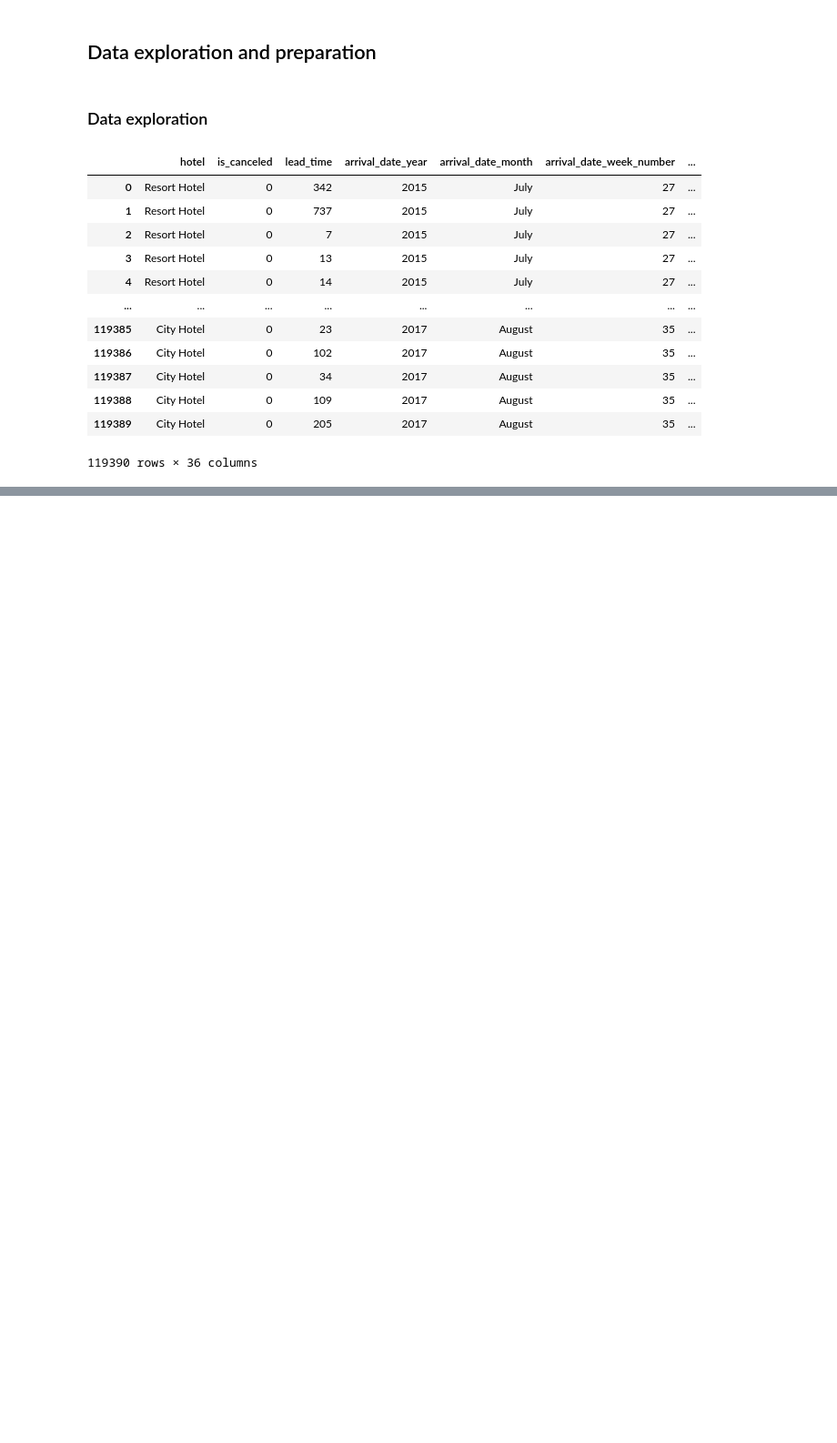
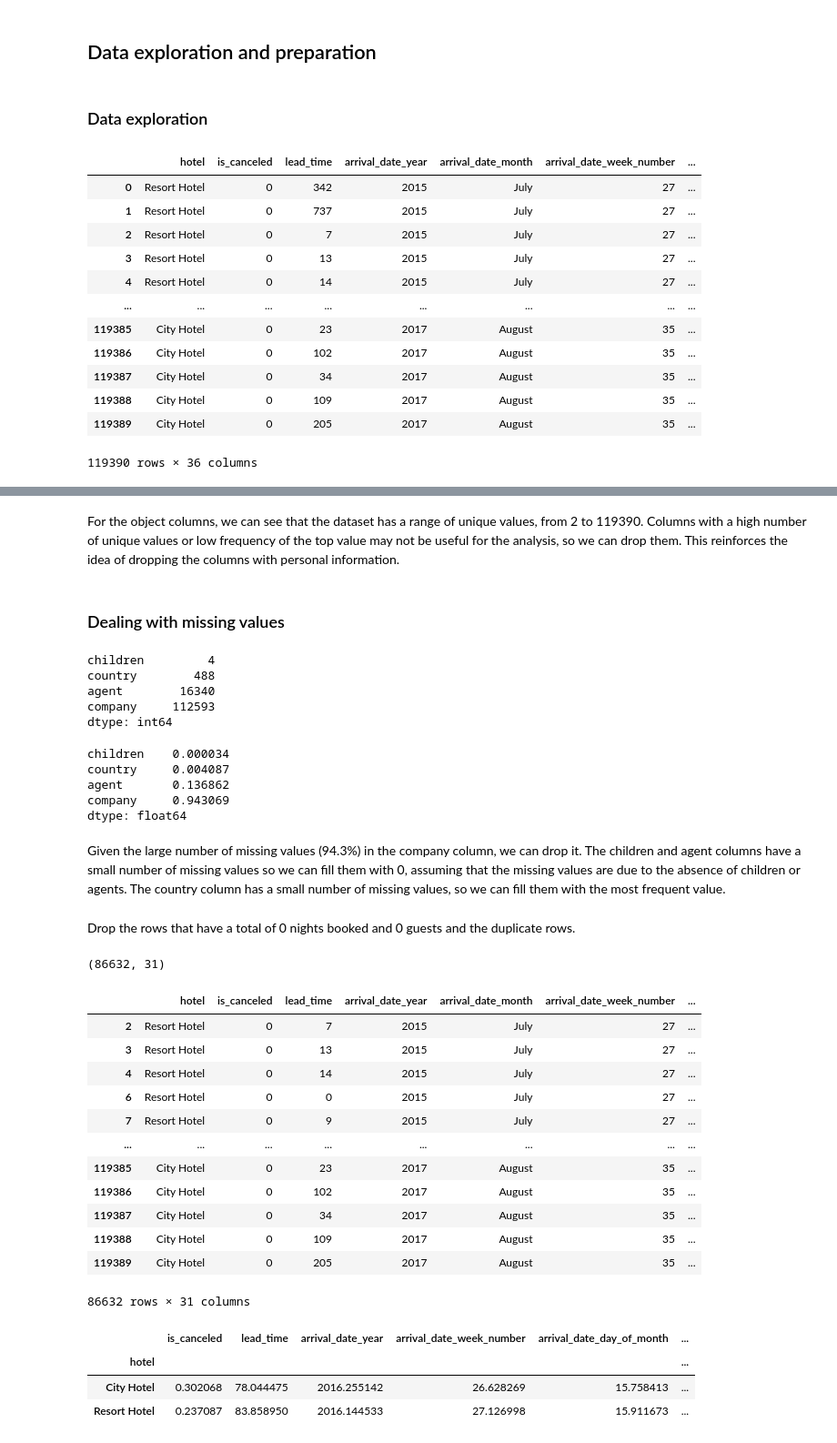
Before and after one commit to beatrizmsa/booking-cancellation-predictor, a Jupyter notebook: notebook.ipynb, the cells around one changed output, grey strips where cells are left out. Shown at 91% size. Cells and saved outputs as stored; diff of their text form; code cells hidden in the pictures; blank space fills up the shorter version.

Commit message:
Initial data exploration and preparation

```diff
--- a/notebook.ipynb
+++ b/notebook.ipynb
@@ -27,0 +78,64 @@ data
+# %% [markdown]
+For the object columns, we can see that the dataset has a range of unique values, from 2 to 119390. Columns with a high number of unique values or low frequency of the top value may not be useful for the analysis, so we can drop them. This reinforces the idea of dropping the columns with personal information.
+# %%
+data.drop(columns=['name','email','phone-number','credit_card'], axis = 1, inplace=True)
+# %% [markdown]
+### Dealing with missing values
+# %%
+data.isnull().sum()[data.isnull().sum() > 0]
+# %% [output]
+children         4
+country        488
+agent        16340
+company     112593
+dtype: int64
+# %%
+data.isnull().sum()[data.isnull().sum() > 0]/len(data)
+# %% [output]
+children    0.000034
+country     0.004087
+agent       0.136862
+company     0.943069
+dtype: float64
+# %% [markdown]
+Given the large number of missing values (94.3%) in the company column, we can drop it.
+The children and agent columns have a small number of missing values so we can fill them with 0, assuming that the missing values are due to the absence of children or agents.
+The country column has a small number of missing values, so we can fill them with the most frequent value.
+# %%
+data.drop(columns=['company'], axis = 1, inplace=True)
+data[['children','agent']] = data[['children','agent']].fillna(0)
+data['country'] = data['country'].fillna(data['country'].mode())
+# %% [markdown]
+Drop the rows that have a total of 0 nights booked and 0 guests and the duplicate rows.
+# %%
+data = data[data['stays_in_weekend_nights'] + data['stays_in_week_nights'] > 0]
+data = data[(data['adults'] + data['children'] + data['babies']) > 0]
+data = data.drop_duplicates()
+# %%
+data.shape
+# %% [output]
+(86632, 31)
+# %%
+data.head()
+# %% [output]
+|  | hotel | is_canceled | lead_time | arrival_date_year | arrival_date_month | arrival_date_week_number | ... |
+| 2 | Resort Hotel | 0 | 7 | 2015 | July | 27 | ... |
+| 3 | Resort Hotel | 0 | 13 | 2015 | July | 27 | ... |
+| 4 | Resort Hotel | 0 | 14 | 2015 | July | 27 | ... |
+| 6 | Resort Hotel | 0 | 0 | 2015 | July | 27 | ... |
+| 7 | Resort Hotel | 0 | 9 | 2015 | July | 27 | ... |
+| ... | ... | ... | ... | ... | ... | ... | ... |
+| 119385 | City Hotel | 0 | 23 | 2017 | August | 35 | ... |
+| 119386 | City Hotel | 0 | 102 | 2017 | August | 35 | ... |
+| 119387 | City Hotel | 0 | 34 | 2017 | August | 35 | ... |
+| 119388 | City Hotel | 0 | 109 | 2017 | August | 35 | ... |
+| 119389 | City Hotel | 0 | 205 | 2017 | August | 35 | ... |
+86632 rows × 31 columns
+# %%
+# test
+data.groupby('hotel')[data.describe().columns].mean()
+# %% [output]
+|  | is_canceled | lead_time | arrival_date_year | arrival_date_week_number | arrival_date_day_of_month | ... |
+| hotel |  |  |  |  |  | ... |
+| City Hotel | 0.302068 | 78.044475 | 2016.255142 | 26.628269 | 15.758413 | ... |
+| Resort Hotel | 0.237087 | 83.858950 | 2016.144533 | 27.126998 | 15.911673 | ... |
```
Also changed, not shown: parts of 6 cells of this notebook, 2 other files.
